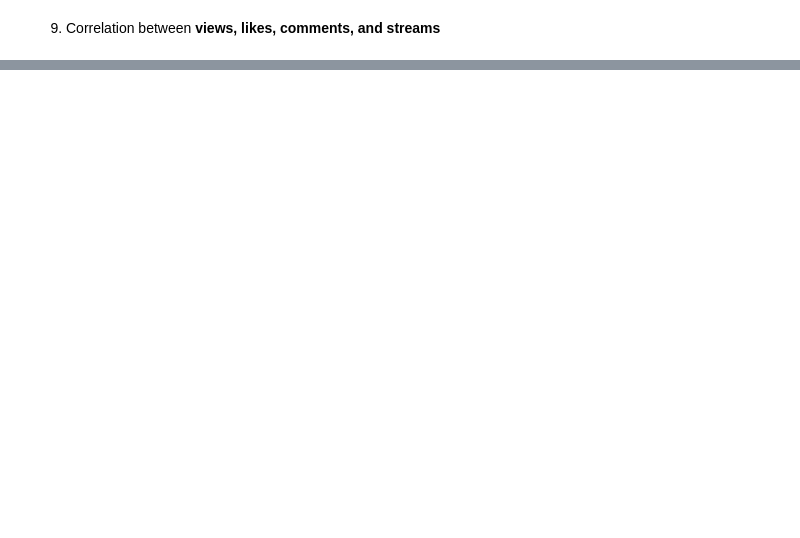
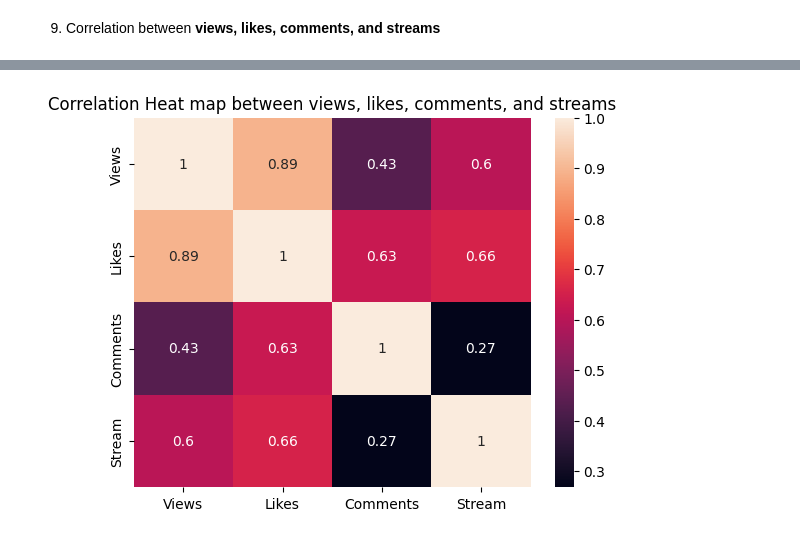
Before and after one commit to sankajithdjinasena/DataAnalysisProjects, a Jupyter notebook: Spotify_&_YouTube_Analysis/Spotify_Youtube.ipynb, the cells around one changed output, grey strips where cells are left out. Drawn from its saved outputs; the diff is of its cells as text; code cells hidden in the pictures; blank space fills up the shorter version.

```diff
--- a/Spotify_&_YouTube_Analysis/Spotify_Youtube.ipynb
+++ b/Spotify_&_YouTube_Analysis/Spotify_Youtube.ipynb
@@ -21,2 +438,5 @@
 # %% [markdown]
 9. Correlation between **views, likes, comments, and streams**
+# %%
+df_corr=data[["Views","Likes","Comments","Stream"]]
+df_corr.head()
@@ -22,0 +458,7 @@
+# %%
+sns.heatmap(df_corr.corr(),annot=True)
+plt.title("Correlation Heat map between views, likes, comments, and streams")
+plt.savefig("Figures/corr_heatmap.png")
+plt.show()
+# %% [output]
+[figure, added]
```
Also changed, not shown: parts of 43 cells of this notebook, 5 other files.
